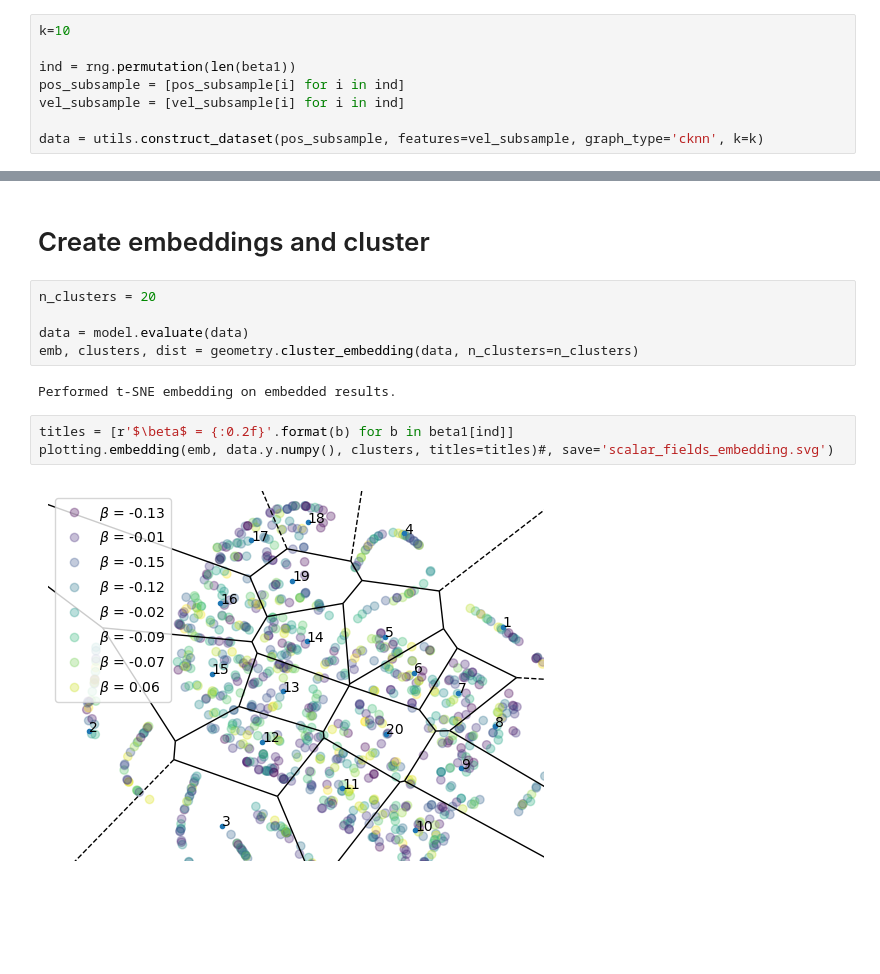
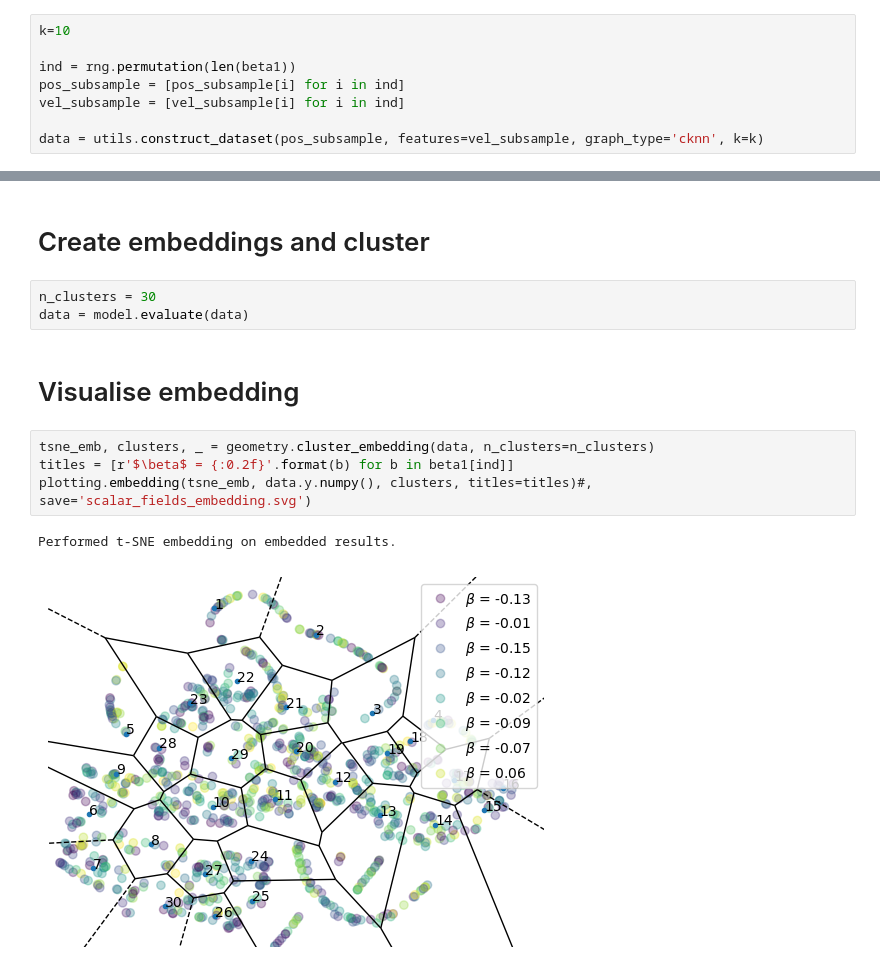
Before and after one commit to agosztolai/MARBLE, a Jupyter notebook: examples/ex_Bogdanov_Takens.ipynb, the cells around one changed output, grey strips where cells are left out. Cells and saved outputs as stored; diff of their text form; blank space fills up the shorter version.

```diff
--- a/examples/ex_Bogdanov_Takens.ipynb
+++ b/examples/ex_Bogdanov_Takens.ipynb
@@ -120,17 +123,17 @@ Epoch: 28, Training loss: 31.7101, Validation loss: 31.3449
 Epoch: 29, Training loss: 31.0112, Validation loss: 31.1614
 Epoch: 30, Training loss: 31.4144, Validation loss: 31.9085
 Final test loss: 30.3685
-# %% [markdown]
-# Create embeddings and cluster
-# %%
-n_clusters = 20
-
-data = model.evaluate(data)
-emb, clusters, dist = geometry.cluster_embedding(data, n_clusters=n_clusters)
-# %% [output]
-Performed t-SNE embedding on embedded results.
+# %% [markdown]
+# Create embeddings and cluster
+# %%
+n_clusters = 30
+data = model.evaluate(data)
+# %% [markdown]
+# Visualise embedding
 # %%
+tsne_emb, clusters, _ = geometry.cluster_embedding(data, n_clusters=n_clusters)
 titles = [r'$\beta$ = {:0.2f}'.format(b) for b in beta1[ind]]
-plotting.embedding(emb, data.y.numpy(), clusters, titles=titles)#, save='scalar_fields_embedding.svg')
+plotting.embedding(tsne_emb, data.y.numpy(), clusters, titles=titles)#, save='scalar_fields_embedding.svg')
 # %% [output]
+Performed t-SNE embedding on embedded results.
-[figure, old version]
+[figure, new version]
```
Also changed, not shown: parts of 5 cells of this notebook.
